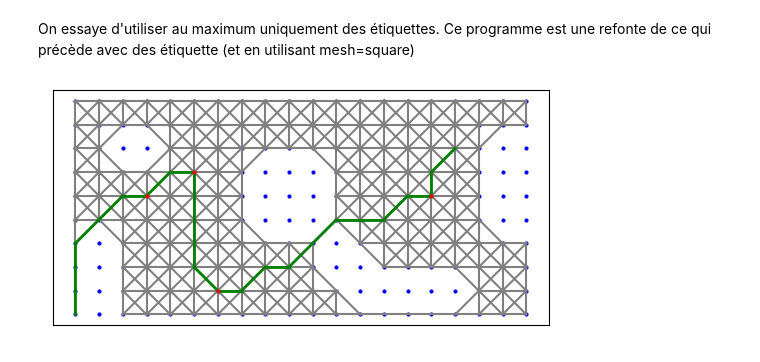
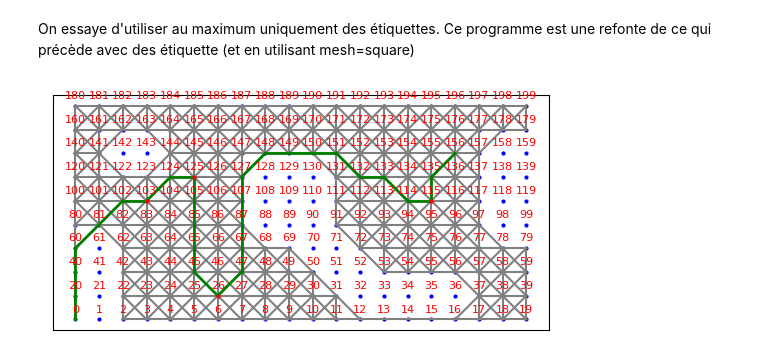
Before and after one commit to TheMaxMOI/MaximilienM, a Jupyter notebook: PlusCourtDistanceMulti.ipynb, the cells around one changed output. Drawn from its saved outputs; the diff is of its cells as text; code cells hidden in the pictures.

```diff
--- a/PlusCourtDistanceMulti.ipynb
+++ b/PlusCourtDistanceMulti.ipynb
@@ -184,25 +197,27 @@ def super_print(vertical_vertices, horizontal_vertices,vertices):
     for i in range(0,len(path),12):
         print(path[i:i+12])
 # %%
-# Example to test the implemented functions
+# Configuration
 vertical_vertices = 10
 horizontal_vertices = 20
+s0=0
+sf=156
+special_vertices=[26,115,125,103]
+obstacles_list = [1, 21, 41, 61, 88, 89, 90, 108, 109, 110, 128, 129, 130, 98, 99, 118, 119, 138, 139, 158, 159, 142, 143, 35, 36, 33, 34,70,71,52,51,32]
 # Generate lattice vertices
 vertices = lattice(vertical_vertices, horizontal_vertices)
-special_vertices=[26,115,125,103]
 # Generate edges and apply obstacles
 arcs = edges(vertical_vertices, horizontal_vertices, vertices)
-obstacles_list = [1, 21, 41, 61, 88, 89, 90, 108, 109, 110, 128, 129, 130, 98, 99, 118, 119, 138, 139, 158, 159, 142, 143, 35, 36, 33, 34,70,71,52,51,32]
 arcs = obstacles(arcs, obstacles_list)
-# Define start and finish vertices
-s0 = label_to_coordinates(vertical_vertices, horizontal_vertices, 0)
-sf = label_to_coordinates(vertical_vertices, horizontal_vertices, 156)
+# Convertion
+s0 = label_to_coordinates(vertical_vertices, horizontal_vertices, s0)
+sf = label_to_coordinates(vertical_vertices, horizontal_vertices, sf)
+graph = {label_to_coordinates(vertical_vertices, horizontal_vertices, i): [label_to_coordinates(vertical_vertices, horizontal_vertices, y) for y in arcs[i]] for i in arcs}
 # Find solution path
-graph = {label_to_coordinates(vertical_vertices, horizontal_vertices, i): [label_to_coordinates(vertical_vertices, horizontal_vertices, y) for y in arcs[i]] for i in arcs}
 solution = multi_a_star(graph, s0, sf,special_vertices,[label_to_coordinates(vertical_vertices,horizontal_vertices,i) for i in vertices])
 
 sol=([coordinates_to_label(vertical_vertices, horizontal_vertices, i) for i in solution])
 #super_print(vertical_vertices,horizontal_vertices,sol)
-display_graph(vertical_vertices,horizontal_vertices,vertices,special_vertices,arcs,sol)
+display_graph(vertical_vertices,horizontal_vertices,vertices,special_vertices,arcs,sol,True)
 # %% [output]
-[figure, old version]
+[figure, new version]
```
Also changed, not shown: parts of 1 cell of this notebook, 1 other file.
